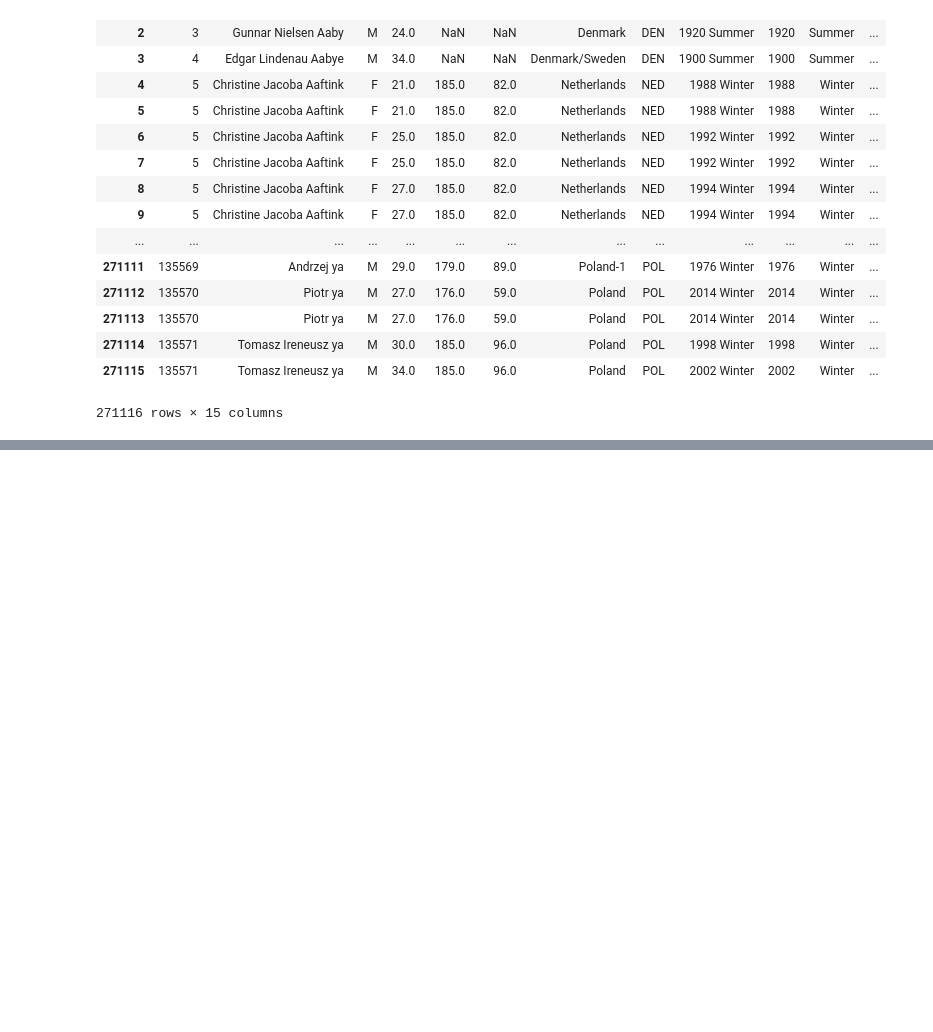
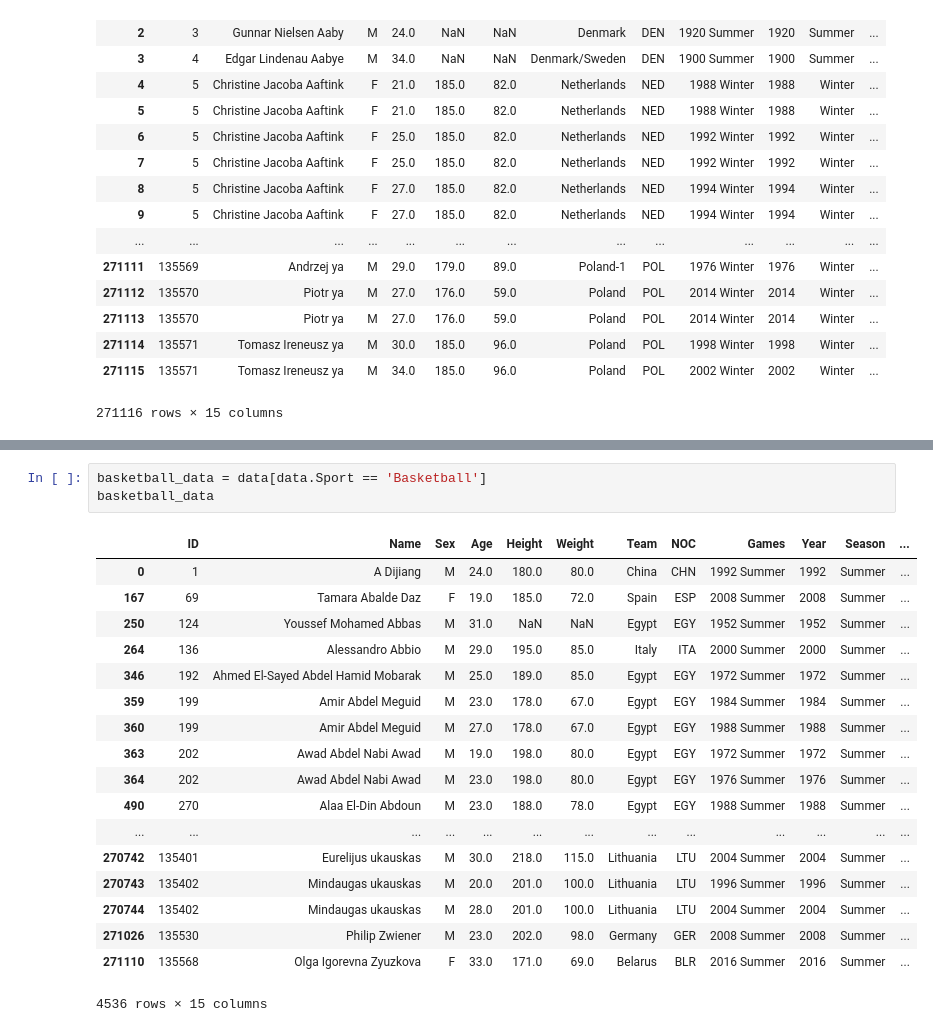
Before and after one commit to NWhite-7/Practice, a Jupyter notebook: machine_learning/linear_regression.ipynb, the cells around one changed output, grey strips where cells are left out. Drawn from its saved outputs; the diff is of its cells as text; blank space fills up the shorter version.

Commit message:
Separate and group basketball data

```diff
--- a/machine_learning/linear_regression.ipynb
+++ b/machine_learning/linear_regression.ipynb
@@ -43,0 +46,22 @@ This is a pretty straightforward file, which makes it easy for us! We can jump s
+# %%
+basketball_data = data[data.Sport == 'Basketball']
+basketball_data
+# %% [output]
+|  | ID | Name | Sex | Age | Height | Weight | Team | NOC | Games | Year | Season | ... |
+| 0 | 1 | A Dijiang | M | 24.0 | 180.0 | 80.0 | China | CHN | 1992 Summer | 1992 | Summer | ... |
+| 167 | 69 | Tamara Abalde Daz | F | 19.0 | 185.0 | 72.0 | Spain | ESP | 2008 Summer | 2008 | Summer | ... |
+| 250 | 124 | Youssef Mohamed Abbas | M | 31.0 | NaN | NaN | Egypt | EGY | 1952 Summer | 1952 | Summer | ... |
+| 264 | 136 | Alessandro Abbio | M | 29.0 | 195.0 | 85.0 | Italy | ITA | 2000 Summer | 2000 | Summer | ... |
+| 346 | 192 | Ahmed El-Sayed Abdel Hamid Mobarak | M | 25.0 | 189.0 | 85.0 | Egypt | EGY | 1972 Summer | 1972 | Summer | ... |
+| 359 | 199 | Amir Abdel Meguid | M | 23.0 | 178.0 | 67.0 | Egypt | EGY | 1984 Summer | 1984 | Summer | ... |
+| 360 | 199 | Amir Abdel Meguid | M | 27.0 | 178.0 | 67.0 | Egypt | EGY | 1988 Summer | 1988 | Summer | ... |
+| 363 | 202 | Awad Abdel Nabi Awad | M | 19.0 | 198.0 | 80.0 | Egypt | EGY | 1972 Summer | 1972 | Summer | ... |
+| 364 | 202 | Awad Abdel Nabi Awad | M | 23.0 | 198.0 | 80.0 | Egypt | EGY | 1976 Summer | 1976 | Summer | ... |
+| 490 | 270 | Alaa El-Din Abdoun | M | 23.0 | 188.0 | 78.0 | Egypt | EGY | 1988 Summer | 1988 | Summer | ... |
+| ... | ... | ... | ... | ... | ... | ... | ... | ... | ... | ... | ... | ... |
+| 270742 | 135401 | Eurelijus ukauskas | M | 30.0 | 218.0 | 115.0 | Lithuania | LTU | 2004 Summer | 2004 | Summer | ... |
+| 270743 | 135402 | Mindaugas ukauskas | M | 20.0 | 201.0 | 100.0 | Lithuania | LTU | 1996 Summer | 1996 | Summer | ... |
+| 270744 | 135402 | Mindaugas ukauskas | M | 28.0 | 201.0 | 100.0 | Lithuania | LTU | 2004 Summer | 2004 | Summer | ... |
+| 271026 | 135530 | Philip Zwiener | M | 23.0 | 202.0 | 98.0 | Germany | GER | 2008 Summer | 2008 | Summer | ... |
+| 271110 | 135568 | Olga Igorevna Zyuzkova | F | 33.0 | 171.0 | 69.0 | Belarus | BLR | 2016 Summer | 2016 | Summer | ... |
+4536 rows × 15 columns
```
Also changed, not shown: parts of 9 cells of this notebook.
